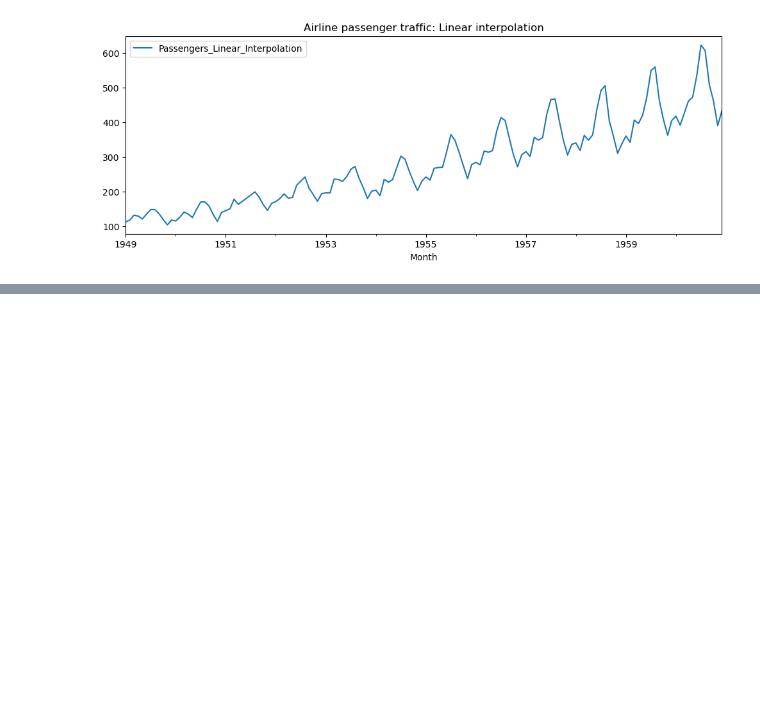
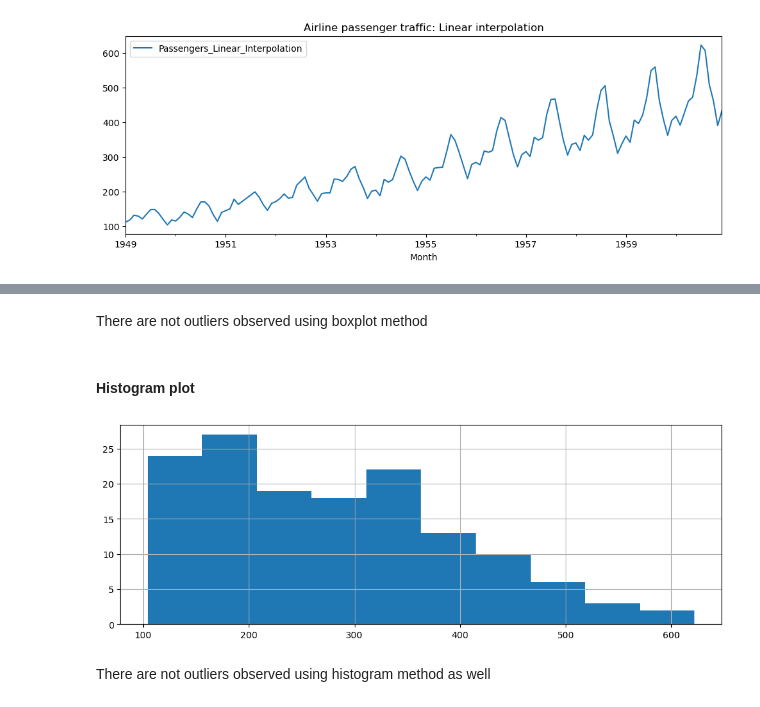
Before and after one commit to sanjanabansal1994/Time-Series-Analysis, a Jupyter notebook: Code.ipynb, the cells around one changed output, grey strips where cells are left out. Cells and saved outputs as stored; diff of their text form; code cells hidden in the pictures; blank space fills up the shorter version.

```diff
--- a/Code.ipynb
+++ b/Code.ipynb
@@ -59,0 +70,10 @@ data.drop(columns=['Passengers_Mean_Imputation','Passengers_Linear_Interpolation
+# %% [markdown]
+There are not outliers observed using boxplot method
+# %% [markdown]
+#### Histogram plot
+# %%
+fig = data.Passengers.hist(figsize = (12,4))
+# %% [output]
+[figure, added]
+# %% [markdown]
+There are not outliers observed using histogram method as well
```
Also changed, not shown: parts of 3 cells of this notebook.
